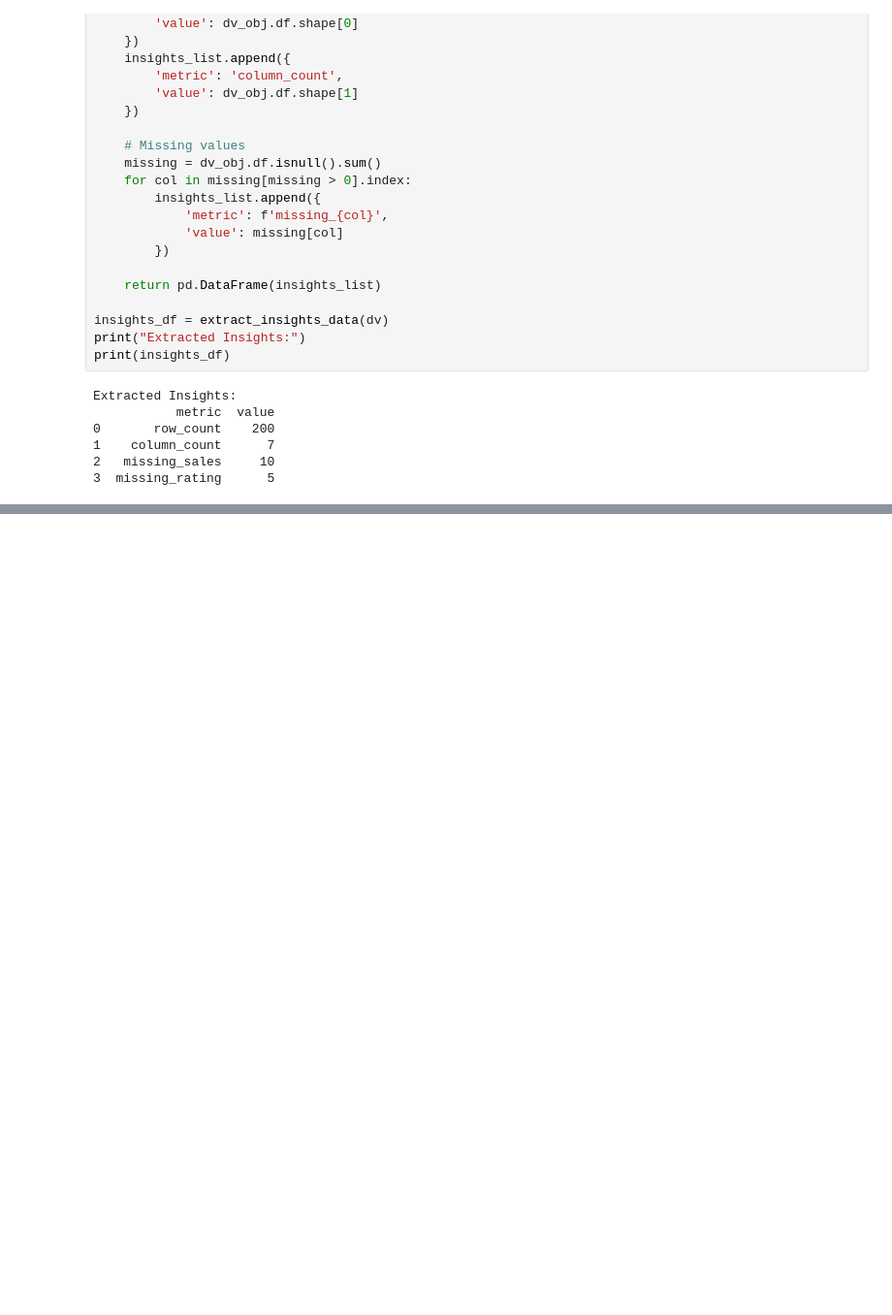
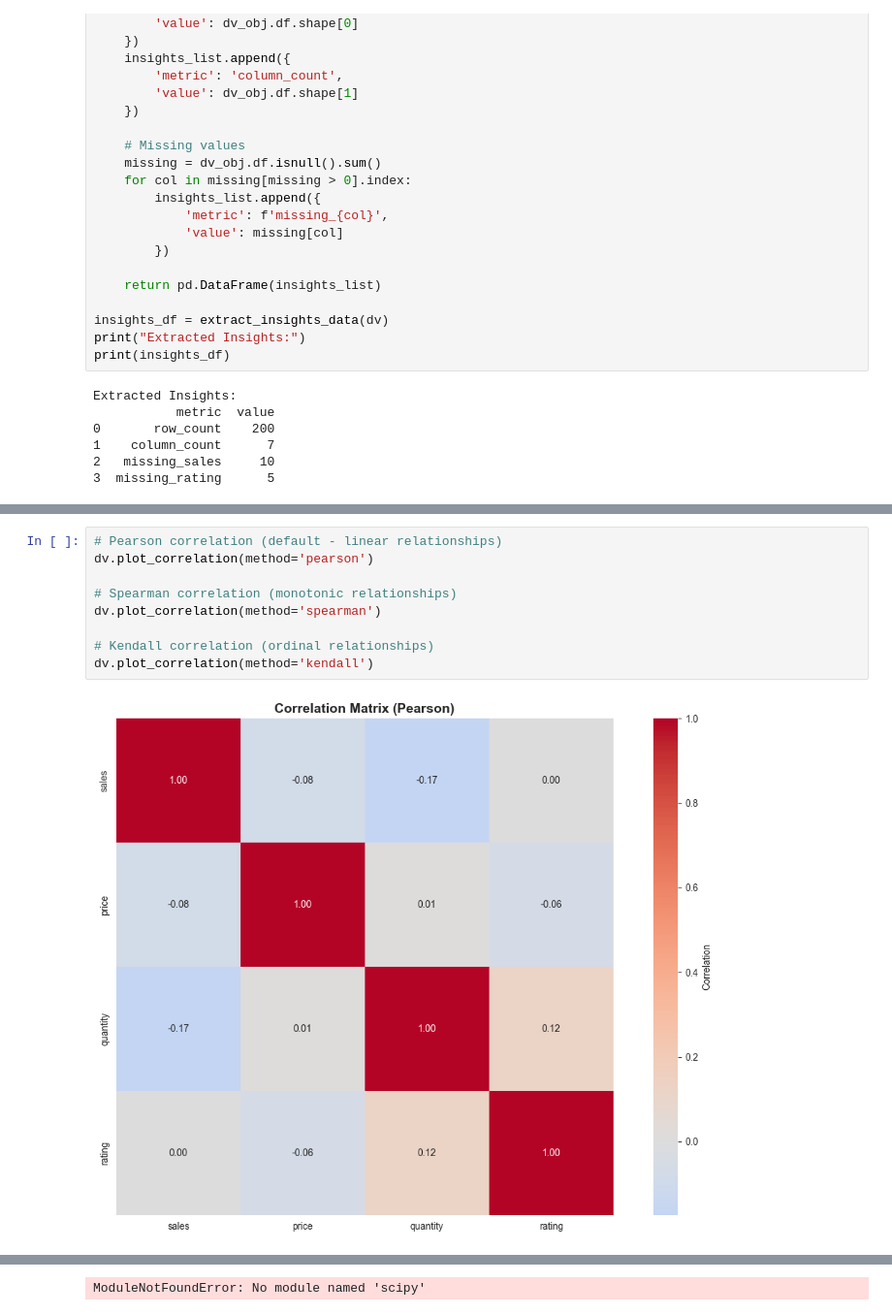
Before and after one commit to Hsinghsudwal/ml_dataviz, a Jupyter notebook: notebooks/dataviz.ipynb, the cells around one changed output, grey strips where cells are left out. Shown at 97% size. Saved outputs shown, nothing was run; the diff lists cells and outputs as text; blank space fills up the shorter version.

```diff
--- a/notebooks/dataviz.ipynb
+++ b/notebooks/dataviz.ipynb
@@ -401,0 +411,11 @@ After adding columns: (200, 9)
+# %%
+# Pearson correlation (default - linear relationships)
+dv.plot_correlation(method='pearson')
+
+# Spearman correlation (monotonic relationships)
+dv.plot_correlation(method='spearman')
+
+# Kendall correlation (ordinal relationships)
+dv.plot_correlation(method='kendall')
+# %% [output]
+[figure, added]
@@ -401,0 +423 @@ After adding columns: (200, 9)
+ModuleNotFoundError: No module named 'scipy'
```
Also changed, not shown: parts of 40 cells of this notebook, 7 other files.
